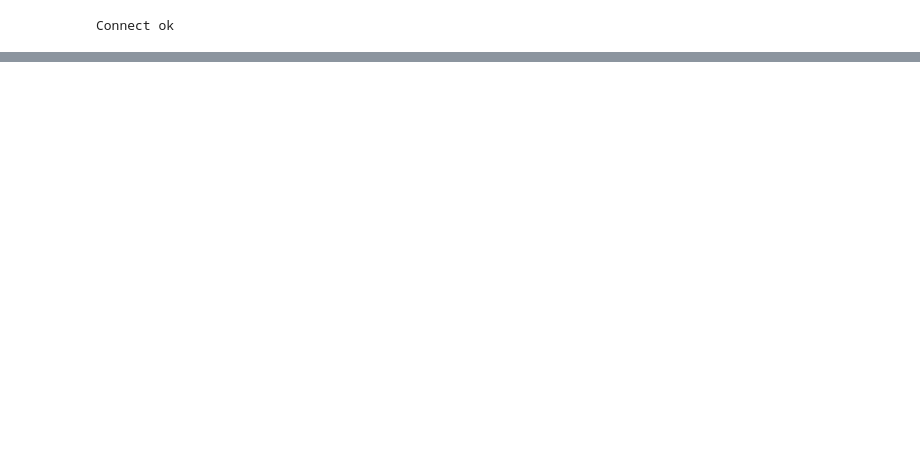
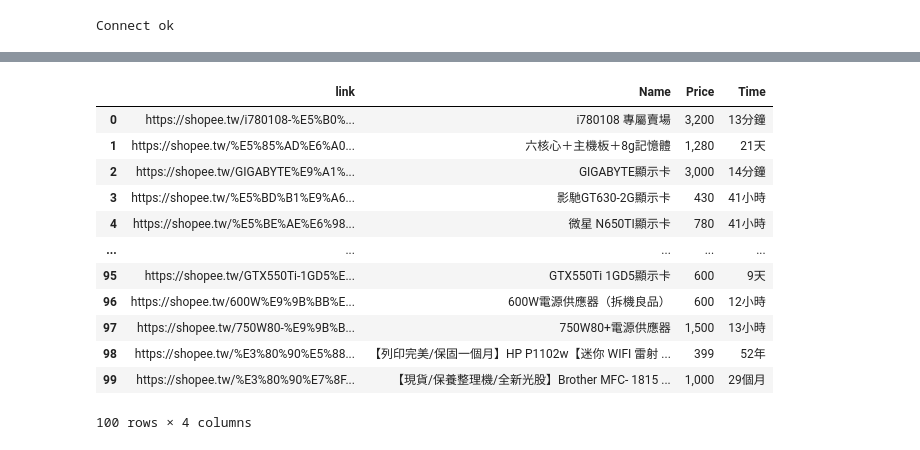
Before and after one commit to jasonjason12570/shopee_crawler, a Jupyter notebook: main.ipynb, the cells around one changed output, grey strips where cells are left out. Cells and saved outputs as stored; diff of their text form; code cells hidden in the pictures; blank space fills up the shorter version.

```diff
--- a/main.ipynb
+++ b/main.ipynb
@@ -201,0 +220,42 @@ end
+# %%
+df = pd.DataFrame(columns=['Link', 'Name', 'Price', 'Datetime', 'Timestamp'])
+
+print("======================================")
+for key, value in d.items():
+    #print(key, value)
+    date = get_data(key)
+
+    tmp_num = 0
+    now_time = int(time.time())
+    product_timestamp = 0 #timestamp
+    product_datetime = 0 #datetime
+    if "分鐘" in date:
+        tmp_num = date.find('分鐘')
+        product_timestamp = now_time - (int(date[0:tmp_num])*60)
+        product_datetime = datetime.fromtimestamp(product_timestamp)
+    elif "小時" in date:
+        tmp_num = date.find('小時')
+        product_timestamp = now_time - (int(date[0:tmp_num])*3600)
+        product_datetime = datetime.fromtimestamp(product_timestamp)
+    elif "天" in date:
+        tmp_num = date.find('天')
+        product_timestamp = now_time - (int(date[0:tmp_num])*3600*24)
+        product_datetime = datetime.fromtimestamp(product_timestamp)
+    elif "月" in date:
+        tmp_num = date.find('個')
+        product_timestamp = now_time - (int(date[0:tmp_num])*3600*24*30)
+        product_datetime = datetime.fromtimestamp(product_timestamp)
+    elif "年" in date:
+        tmp_num = date.find('年')
+        product_timestamp = now_time - (int(date[0:tmp_num])*3600*24*30*12)
+        product_datetime = datetime.fromtimestamp(product_timestamp)
+    else:
+        print("new label")
+
+    df=df.append({'Link' : key , 'Name' : value[0], 'Price' : value[1], 'Datetime' : product_datetime, 'Timestamp' : product_timestamp} , ignore_index=True)
+    print('Link:'+key)
+    print('Name: '+value[0])
+    print('Price: '+value[1])
+    print('Datetime: '+ str(product_datetime))
+    print('Timestamp: '+ str(product_timestamp))
+    print("======================================")
@@ -201,0 +280,16 @@ end
+# %%
+df
+# %% [output]
+|  | link | Name | Price | Time |
+| 0 | https://shopee.tw/i780108-%E5%B0%... | i780108 專屬賣場 | 3,200 | 13分鐘 |
+| 1 | https://shopee.tw/%E5%85%AD%E6%A0... | 六核心＋主機板＋8g記憶體 | 1,280 | 21天 |
+| 2 | https://shopee.tw/GIGABYTE%E9%A1%... | GIGABYTE顯示卡 | 3,000 | 14分鐘 |
+| 3 | https://shopee.tw/%E5%BD%B1%E9%A6... | 影馳GT630-2G顯示卡 | 430 | 41小時 |
+| 4 | https://shopee.tw/%E5%BE%AE%E6%98... | 微星 N650TI顯示卡 | 780 | 41小時 |
+| ... | ... | ... | ... | ... |
+| 95 | https://shopee.tw/GTX550Ti-1GD5%E... | GTX550Ti 1GD5顯示卡 | 600 | 9天 |
+| 96 | https://shopee.tw/600W%E9%9B%BB%E... | 600W電源供應器（拆機良品） | 600 | 12小時 |
+| 97 | https://shopee.tw/750W80-%E9%9B%B... | 750W80+電源供應器 | 1,500 | 13小時 |
+| 98 | https://shopee.tw/%E3%80%90%E5%88... | 【列印完美/保固一個月】HP P1102w【迷你 WIFI 雷射 ... | 399 | 52年 |
+| 99 | https://shopee.tw/%E3%80%90%E7%8F... | 【現貨/保養整理機/全新光股】Brother MFC- 1815 ... | 1,000 | 29個月 |
+100 rows × 4 columns
```
Also changed, not shown: parts of 10 cells of this notebook, 2 other files.
